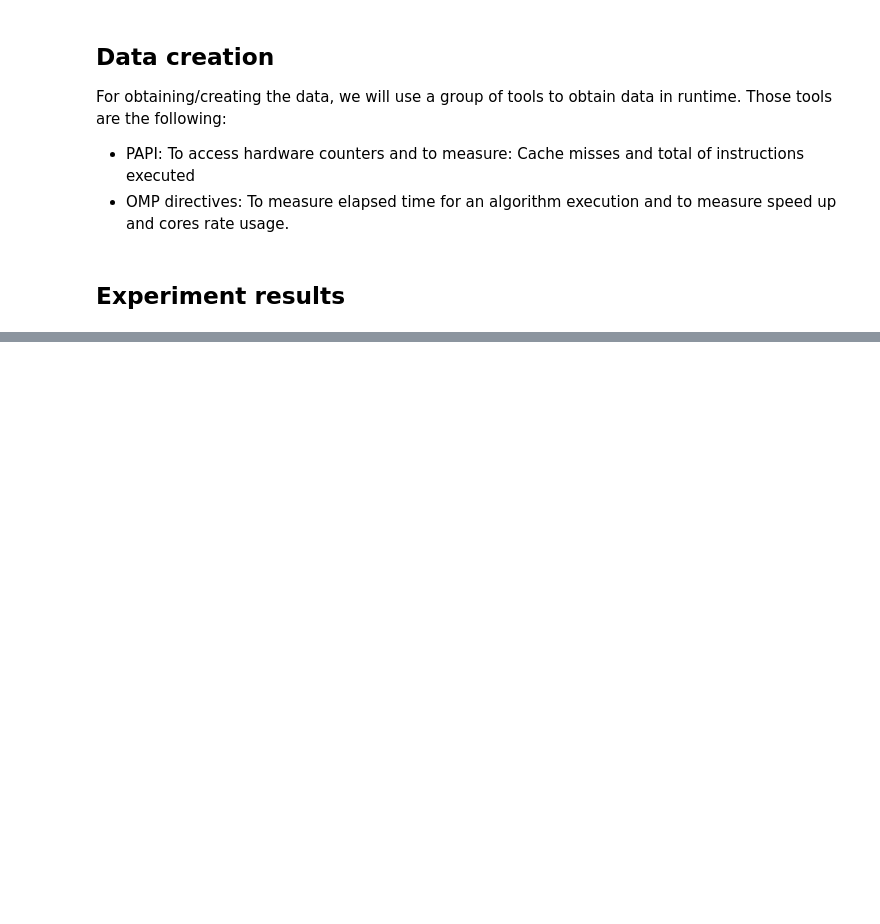
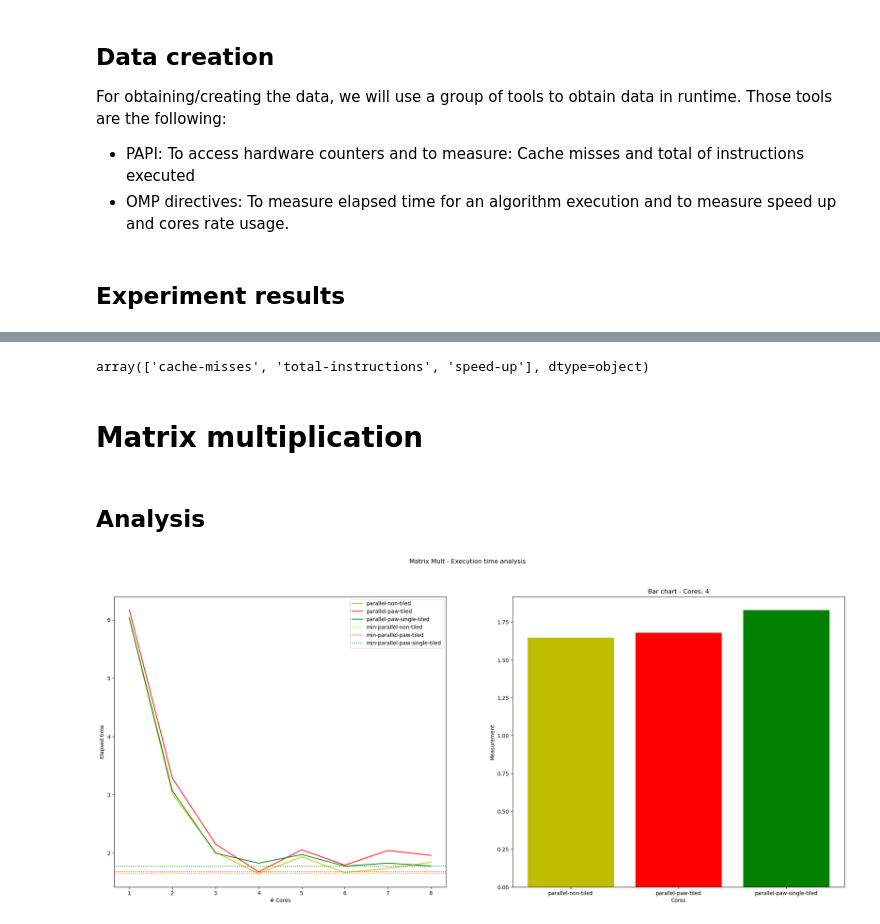
Before and after one commit to mgltorsa/Cetus-Paw-Tiling-Experiments, a Jupyter notebook: tiling/Tiling experiments and measurements.ipynb, the cells around one changed output, grey strips where cells are left out. Saved outputs shown, nothing was run; the diff lists cells and outputs as text; code cells hidden in the pictures; blank space fills up the shorter version.

```diff
--- a/tiling/Tiling experiments and measurements.ipynb
+++ b/tiling/Tiling experiments and measurements.ipynb
@@ -251,0 +254,19 @@ No artists with labels found to put in legend.  Note that artists whose label st
+# %%
+def plot_bars_group(dataframe: pd.DataFrame, experiments=[]):
+    if(len(experiments) == 0):
+        experiments=get_unique(dataframe, 'experiment')
+
+    return experiments
+
+plot_bars_group(df)
+# %% [output]
+array(['cache-misses', 'total-instructions', 'speed-up'], dtype=object)
+# %% [markdown]
+# Matrix multiplication
+# %% [markdown]
+## Analysis
+# %%
+matrix_mult_experiments = filter_by_experiment('matrix-mult','speed-up')
+plot_experiments('Matrix Mult - Execution time',matrix_mult_experiments)
+# %% [output]
+[figure, added]
```
Also changed, not shown: parts of 35 cells of this notebook, 22 other files.
